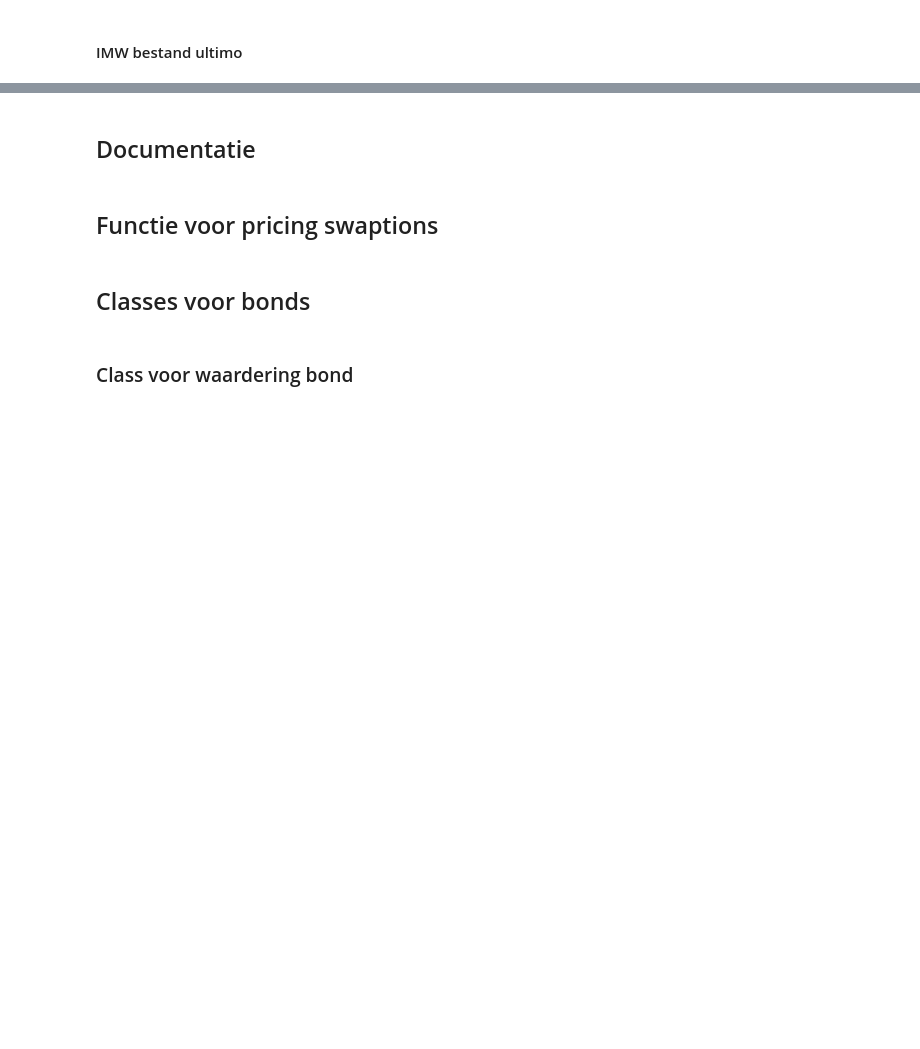
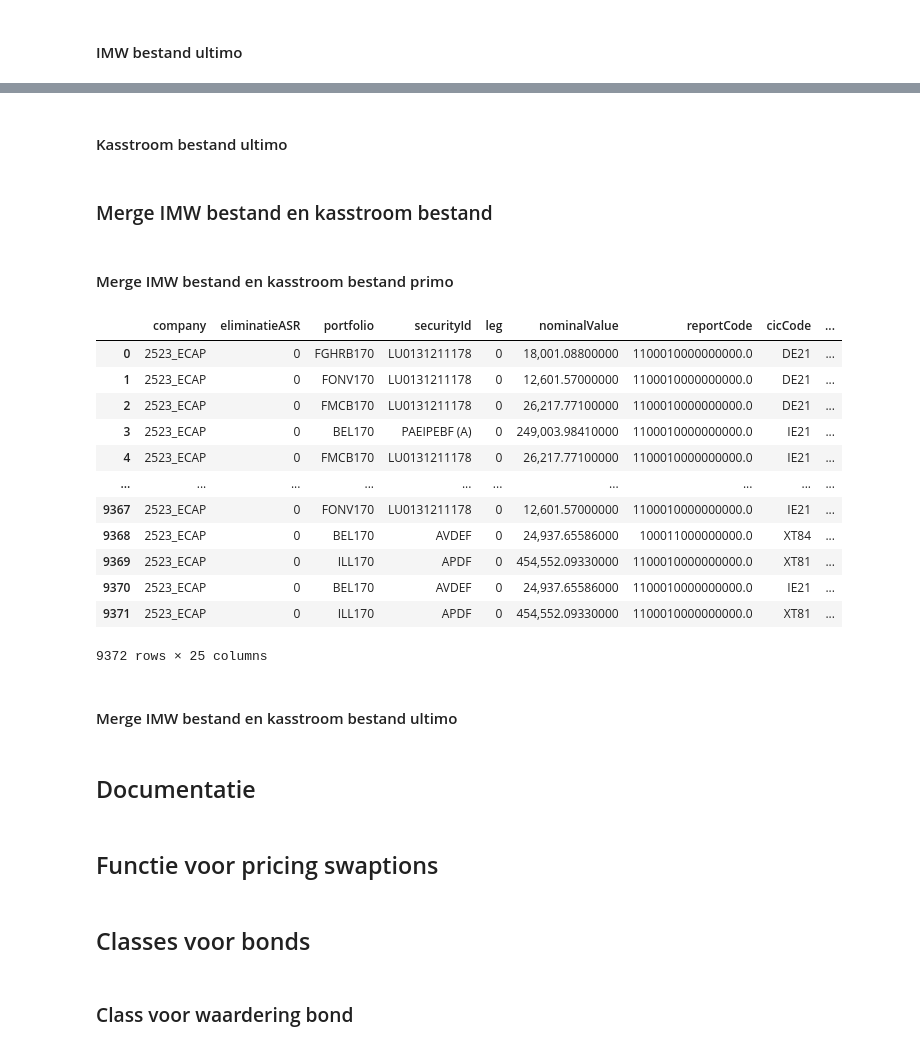
Before and after one commit to OscarDries/TRECS, a Jupyter notebook: bond (IN PROGRESS)/Module bond.ipynb, the cells around one changed output, grey strips where cells are left out. Saved outputs shown, nothing was run; the diff lists cells and outputs as text; code cells hidden in the pictures; blank space fills up the shorter version.

```diff
--- a/bond (IN PROGRESS)/Module bond.ipynb
+++ b/bond (IN PROGRESS)/Module bond.ipynb
@@ -212,0 +264,8 @@ df_bondsIMWPrimo
+# %%
+df_cashflowsPrimo = df_cashflowsPrimo[df_cashflowsPrimo['dateCashflow'].notna()]
+# %%
+df_cashflowsPrimo['key'] = df_cashflowsPrimo['portfolio'] + '_' + df_cashflowsPrimo['securityId'] + '_' + df_cashflowsPrimo['leg']
+# %%
+df_cashflowsPrimo = df_cashflowsPrimo.drop(['Time', 'portfolio', 'leg', 'securityId'], axis = 1)
+# %%
+df_cashflowsPrimo = df_cashflowsPrimo.groupby('key').agg(lambda x: list(x))
@@ -212,0 +291,23 @@ df_bondsIMWPrimo
+# %% [markdown]
+#### Kasstroom bestand ultimo
+# %% [markdown]
+### Merge IMW bestand en kasstroom bestand
+# %% [markdown]
+#### Merge IMW bestand en kasstroom bestand primo
+# %%
+df_bondsIMWPrimo = pd.merge(df_bondsIMWPrimo, df_cashflowsPrimo, how = 'left', on = 'key')
+df_bondsIMWPrimo
+# %% [output]
+|  | company | eliminatieASR | portfolio | securityId | leg | nominalValue | reportCode | cicCode | ... |
+| 0 | 2523_ECAP | 0 | FGHRB170 | LU0131211178 | 0 | 18,001.08800000 | 1100010000000000.0 | DE21 | ... |
+| 1 | 2523_ECAP | 0 | FONV170 | LU0131211178 | 0 | 12,601.57000000 | 1100010000000000.0 | DE21 | ... |
+| 2 | 2523_ECAP | 0 | FMCB170 | LU0131211178 | 0 | 26,217.77100000 | 1100010000000000.0 | DE21 | ... |
+| 3 | 2523_ECAP | 0 | BEL170 | PAEIPEBF (A) | 0 | 249,003.98410000 | 1100010000000000.0 | IE21 | ... |
+| 4 | 2523_ECAP | 0 | FMCB170 | LU0131211178 | 0 | 26,217.77100000 | 1100010000000000.0 | IE21 | ... |
+| ... | ... | ... | ... | ... | ... | ... | ... | ... | ... |
+| 9367 | 2523_ECAP | 0 | FONV170 | LU0131211178 | 0 | 12,601.57000000 | 1100010000000000.0 | IE21 | ... |
+| 9368 | 2523_ECAP | 0 | BEL170 | AVDEF | 0 | 24,937.65586000 | 100011000000000.0 | XT84 | ... |
+| 9369 | 2523_ECAP | 0 | ILL170 | APDF | 0 | 454,552.09330000 | 1100010000000000.0 | XT81 | ... |
+| 9370 | 2523_ECAP | 0 | BEL170 | AVDEF | 0 | 24,937.65586000 | 1100010000000000.0 | IE21 | ... |
+| 9371 | 2523_ECAP | 0 | ILL170 | APDF | 0 | 454,552.09330000 | 1100010000000000.0 | XT81 | ... |
+9372 rows × 25 columns
@@ -213,3 +316,5 @@ df_bondsIMWPrimo
+# %% [markdown]
+#### Merge IMW bestand en kasstroom bestand ultimo
 # %% [markdown]
 ## Documentatie
 # %% [markdown]
```
Also changed, not shown: parts of 24 cells of this notebook, 8 other files.
